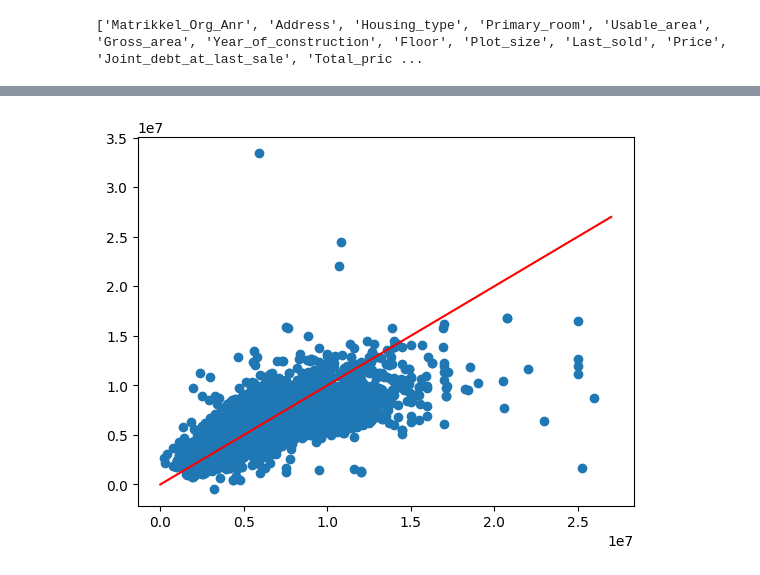
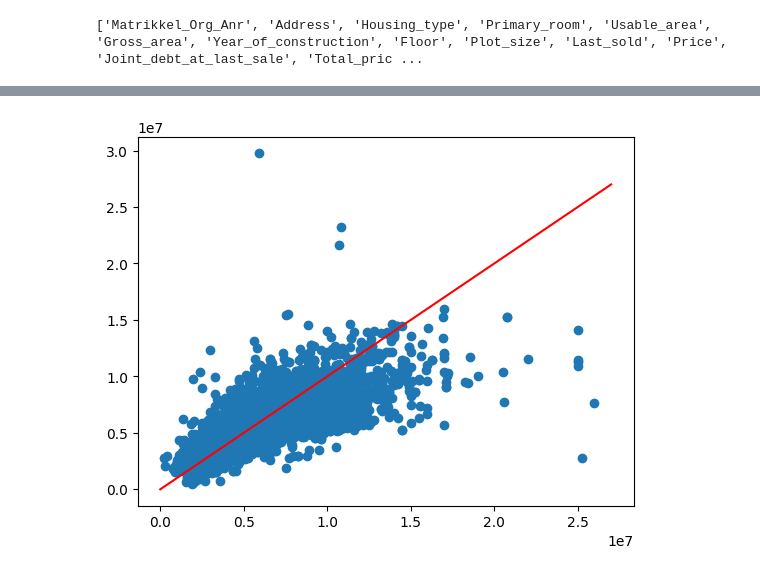
Before and after one commit to sebalexsmith/Bachelor-Thesis-Business-Analytics, a Jupyter notebook: Nore/prøveting.ipynb, the cells around one changed output, grey strips where cells are left out. Saved outputs shown, nothing was run; the diff lists cells and outputs as text; code cells hidden in the pictures.

```diff
--- a/Nore/prøveting.ipynb
+++ b/Nore/prøveting.ipynb
@@ -36,8 +17,10 @@ new_column_names = { 'Matrikkel / Org-Anr': 'Matrikkel_Org_Anr', 'Housing type':
                     , 'Plot size':'Plot_size', 'Last sold': 'Last_sold', 'Joint debt at last sale': 'Joint_debt_at_last_sale'
                     , 'Total price at last sale': 'Total_price_at_last_sale','Number of rooms':'Number_of_rooms',
                     'Number of bedrooms':'Number_of_bedrooms', 'Registered date':'Registered_date','Turnover rate':'Turnover_rate',
-                       'Postal code':'Postal_code', 'Area name':'Area_name','Broker encoded':'Broker_encoded',
-                         'Housing type encoded':'Housing_type_encoded'}
+                       'Postal code':'Postal_code','Broker encoded':'Broker_encoded',
+                         'Housing type encoded':'Housing_type_encoded','Policy rate':'Policy_rate','Change CPI':'Change_CPI',
+                         'HPI Norway':'HPI_Norway',
+                         'HPI Trondheim':'HPI_Trondheim','Borrowing rate%':'Borrowing_rate%'}
 df2 = df2.rename(columns=new_column_names)
 df2
 # %% [output]
@@ -248,15 +232,16 @@ Notes:
 strong multicollinearity or other numerical problems.
 # %%
-#Dropping the final insignificant variable
-X5=df2.drop(columns= ['Price','Total_price_at_last_sale','Matrikkel_Org_Anr','Address','Housing_type','Last_sold','Registered_date','Broker','Area_name','Turnover_rate','Parking_Yes','Balcony_Yes','Lon'])
+#Repeating the process
+X5=df2.drop(columns= ['Price','Total_price_at_last_sale','Matrikkel_Org_Anr','Address','Housing_type'
+                      ,'Last_sold','Registered_date','Broker','Year','Policy_rate','Turnover_rate','Change_CPI'])
 y5=df2['Total_price_at_last_sale']
 model5=LinearRegression().fit(X5,y5)
 y_pred5=model5.predict(X5)
 fig, ax=plt.subplots()
 line=np.linspace(0,27000000,2)
 plt.plot(line,line,color='red')
 plt.scatter(y5,y_pred5)
 plt.show()
 # %% [output]
-[figure, old version]
+[figure, new version]
 # %%
```
Also changed, not shown: parts of 26 cells of this notebook.
